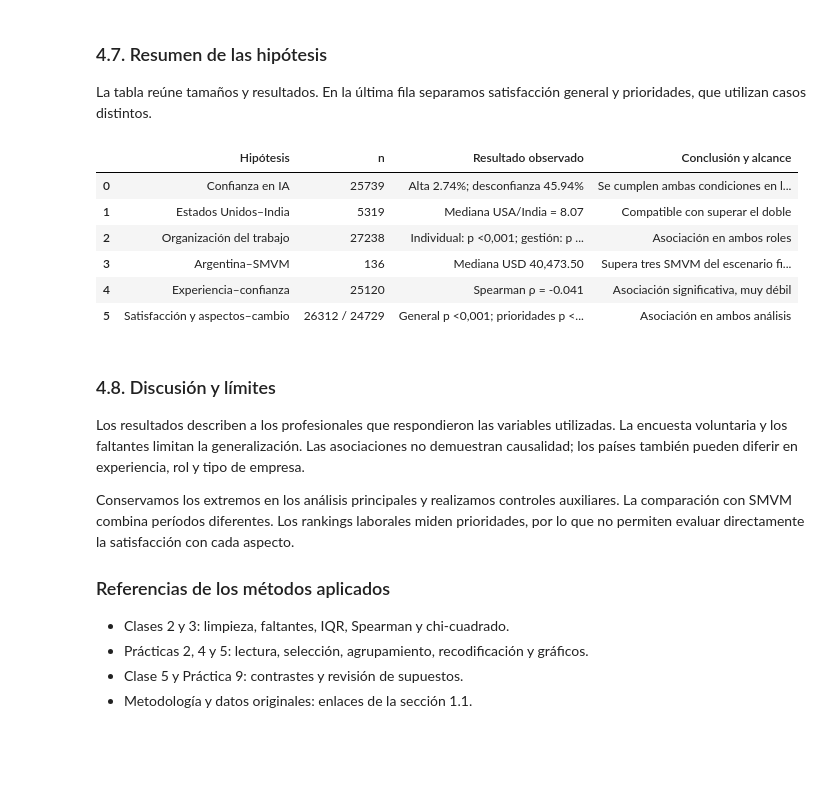
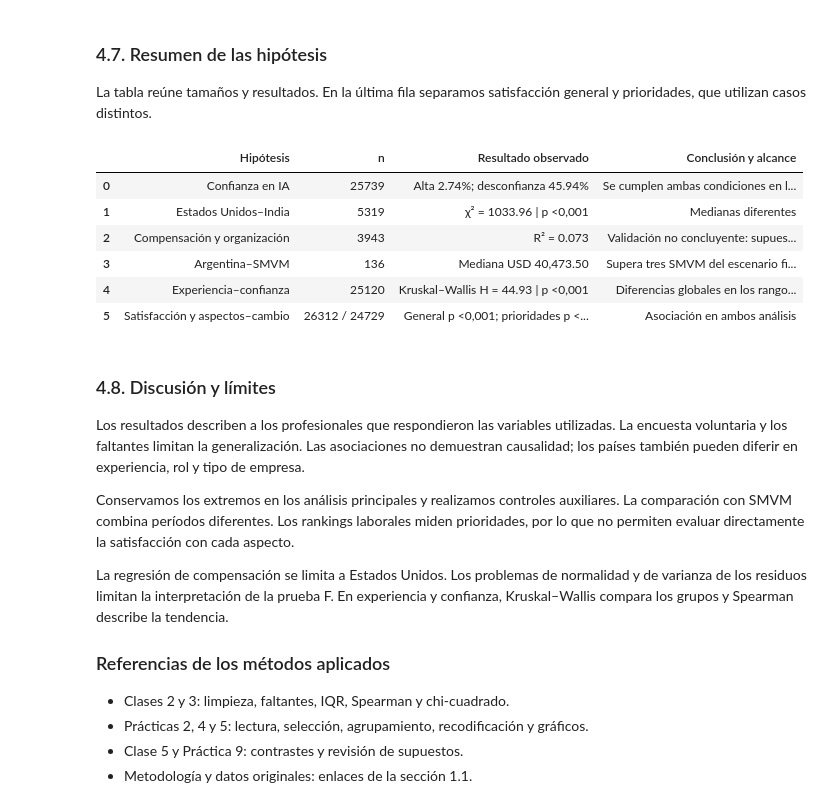
Before and after one commit to v-chiodi/TpEspecialF.Cs.Datos, a Jupyter notebook: tp_especial.ipynb, the cells around one changed output. Drawn from its saved outputs; the diff is of its cells as text; code cells hidden in the pictures; blank space fills up the shorter version.

```diff
--- a/tp_especial.ipynb
+++ b/tp_especial.ipynb
@@ -947,16 +960,6 @@ Cociente de medianas USA/India: 8.07
 
 Revisamos cada país con Shapiro-Wilk (H₀: distribución normal) y gráficos Q-Q. Ambos grupos tienen menos de 5.000 respuestas, por lo que utilizamos todos sus valores.
 # %%
-compensaciones_estados_unidos = datos_mercados.loc[
-    datos_mercados["Country"].eq("United States of America"),
-    "ConvertedCompYearly"
-]
-
-compensaciones_india = datos_mercados.loc[
-    datos_mercados["Country"].eq("India"),
-    "ConvertedCompYearly"
-]
-
 resultados_normalidad = []
 
 for pais, compensaciones in [
@@ -1013,9 +1014,7 @@ El panel izquierdo muestra el rango completo y el derecho amplía la zona centra
 # %%
-compensaciones_india_dobles = 2 * compensaciones_india
-
 resultado_levene_mercados = stats.levene(
     compensaciones_estados_unidos,
-    compensaciones_india_dobles,
+    compensaciones_india,
     center="median"
 )
 
@@ -1028,20 +1027,16 @@ else:
     print("No hay evidencia suficiente para rechazar la igualdad de varianzas.")
 
 datos_residuos_mercados = datos_mercados[["Country", "ConvertedCompYearly"]].copy()
-datos_residuos_mercados["Compensacion_comparada"] = datos_residuos_mercados["ConvertedCompYearly"]
-datos_residuos_mercados.loc[
-    datos_residuos_mercados["Country"].eq("India"), "Compensacion_comparada"
-] = compensaciones_india_dobles
 
 resumen_ajuste_mercados = datos_residuos_mercados.groupby("Country")[
-    "Compensacion_comparada"
+    "ConvertedCompYearly"
 ].agg(n="count", media_USD="mean")
 
 datos_residuos_mercados["Predicho"] = datos_residuos_mercados["Country"].map(
     resumen_ajuste_mercados["media_USD"]
 )
 datos_residuos_mercados["Residuo"] = (
-    datos_residuos_mercados["Compensacion_comparada"] - datos_residuos_mercados["Predicho"]
+    datos_residuos_mercados["ConvertedCompYearly"] - datos_residuos_mercados["Predicho"]
 )
 varianza_residual_mercados = (datos_residuos_mercados["Residuo"] ** 2).sum() / (
     len(datos_residuos_mercados) - len(resumen_ajuste_mercados)
@@ -1052,13 +1047,10 @@ datos_residuos_mercados["Residuo_estudentizado"] = datos_residuos_mercados["Resi
     )
 )
 
-print(resumen_ajuste_mercados.round(2).to_string())
-print(f"Varianza residual conjunta (USD²): {varianza_residual_mercados:.2f}")
-
 figura_mercados, ejes_mercados = plt.subplots(1, 2, figsize=(12, 4.5), sharex=True)
 for pais, etiqueta, color in [
     ("United States of America", "Estados Unidos", "#457b9d"),
-    ("India", "India × 2", "#e76f51")
+    ("India", "India", "#e76f51")
 ]:
     grupo_mercado = datos_residuos_mercados[datos_residuos_mercados["Country"].eq(pais)]
     for eje_mercado in ejes_mercados:
@@ -2006,21 +1967,21 @@ La tabla reúne tamaños y resultados. En la última fila separamos satisfacció
 # %%
 resumen_hipotesis = pd.DataFrame([
     {"Hipótesis": "Confianza en IA", "n": cantidad_respuestas_confianza, "Resultado observado": f"Alta {100 * proporcion_confianza_alta:.2f}%; desconfianza {100 * proporcion_desconfianza:.2f}%", "Conclusión y alcance": "Se cumplen ambas condiciones en la muestra" if cumple_hipotesis_confianza else "No se cumplen ambas condiciones en la muestra"},
-    {"Hipótesis": "Estados Unidos–India", "n": len(datos_mercados), "Resultado observado": f"Mediana USA/India = {cociente_medianas_mercados:.2f}", "Conclusión y alcance": "Compatible con superar el doble" if apoyo_hipotesis_mercados else "No se sostiene superar el doble"},
-    {"Hipótesis": "Organización del trabajo", "n": len(datos_organizacion), "Resultado observado": f"Individual: p {formatear_valor_p(valores_p_organizacion[orden_roles[0]])}; gestión: p {formatear_valor_p(valores_p_organizacion[orden_roles[1]])}", "Conclusión y alcance": "Asociación en ambos roles" if apoyo_organizacion else "Apoyo insuficiente al planteo completo"},
+    {"Hipótesis": "Estados Unidos–India", "n": len(datos_mercados), "Resultado observado": f"χ² = {resultado_mediana_mercados.statistic:.2f} | p {formatear_valor_p(valor_p_mediana_mercados)}", "Conclusión y alcance": "Medianas diferentes" if apoyo_hipotesis_mercados else "Evidencia insuficiente de diferencia"},
+    {"Hipótesis": "Compensación y organización", "n": len(datos_organizacion), "Resultado observado": f"R² = {modelo_organizacion.rsquared:.3f}", "Conclusión y alcance": "Validación no concluyente: supuestos incumplidos" if not inferencia_organizacion_adecuada else ("Asociación lineal conjunta" if apoyo_organizacion else "Evidencia insuficiente de asociación lineal")},
     {"Hipótesis": "Argentina–SMVM", "n": cantidad_compensaciones_argentina, "Resultado observado": f"Mediana USD {mediana_compensaciones_argentina:,.2f}", "Conclusión y alcance": "Supera tres SMVM del escenario fijado" if apoyo_argentina_smvm else "No se demuestra superar el umbral"},
-    {"Hipótesis": "Experiencia–confianza", "n": len(datos_experiencia_confianza), "Resultado observado": f"Spearman ρ = {correlacion_experiencia_confianza:.3f}", "Conclusión y alcance": "Asociación significativa, muy débil" if apoyo_experiencia_confianza else "Sin diferencias globales detectadas"},
+    {"Hipótesis": "Experiencia–confianza", "n": len(datos_experiencia_confianza), "Resultado observado": f"Kruskal–Wallis H = {resultado_kruskal_experiencia.statistic:.2f} | p {formatear_valor_p(valor_p_experiencia_confianza)}", "Conclusión y alcance": "Diferencias globales en los rangos de experiencia" if apoyo_experiencia_confianza else "Evidencia insuficiente de diferencias globales"},
     {"Hipótesis": "Satisfacción y aspectos–cambio", "n": f"{len(datos_satisfaccion)} / {len(datos_prioridades)}", "Resultado observado": f"General p {formatear_valor_p(valor_p_satisfaccion_cambio)}; prioridades p {formatear_valor_p(valor_p_prioridades)}", "Conclusión y alcance": "Asociación en ambos análisis" if asociacion_satisfaccion_cambio and asociacion_prioridades_cambio else ("Asociación solo en satisfacción general" if asociacion_satisfaccion_cambio else ("Asociación solo en prioridades" if asociacion_prioridades_cambio else "Sin asociación detectada"))},
 ])
 
 resumen_hipotesis
 # %% [output]
 |  | Hipótesis | n | Resultado observado | Conclusión y alcance |
 | 0 | Confianza en IA | 25739 | Alta 2.74%; desconfianza 45.94% | Se cumplen ambas condiciones en l... |
-| 1 | Estados Unidos–India | 5319 | Mediana USA/India = 8.07 | Compatible con superar el doble |
-| 2 | Organización del trabajo | 27238 | Individual: p <0,001; gestión: p ... | Asociación en ambos roles |
+| 1 | Estados Unidos–India | 5319 | χ² = 1033.96 | p <0,001 | Medianas diferentes |
+| 2 | Compensación y organización | 3943 | R² = 0.073 | Validación no concluyente: supues... |
 | 3 | Argentina–SMVM | 136 | Mediana USD 40,473.50 | Supera tres SMVM del escenario fi... |
-| 4 | Experiencia–confianza | 25120 | Spearman ρ = -0.041 | Asociación significativa, muy débil |
+| 4 | Experiencia–confianza | 25120 | Kruskal–Wallis H = 44.93 | p <0,001 | Diferencias globales en los rango... |
 | 5 | Satisfacción y aspectos–cambio | 26312 / 24729 | General p <0,001; prioridades p <... | Asociación en ambos análisis |
 # %% [markdown]
 ### 4.8. Discusión y límites
@@ -2029,6 +1990,8 @@ Los resultados describen a los profesionales que respondieron las variables util
 
 Conservamos los extremos en los análisis principales y realizamos controles auxiliares. La comparación con SMVM combina períodos diferentes. Los rankings laborales miden prioridades, por lo que no permiten evaluar directamente la satisfacción con cada aspecto.
 
+La regresión de compensación se limita a Estados Unidos. Los problemas de normalidad y de varianza de los residuos limitan la interpretación de la prueba F. En experiencia y confianza, Kruskal–Wallis compara los grupos y Spearman describe la tendencia.
+
 ### Referencias de los métodos aplicados
 
 - Clases 2 y 3: limpieza, faltantes, IQR, Spearman y chi-cuadrado.
```
Also changed, not shown: parts of 24 cells of this notebook, 1 other file.
